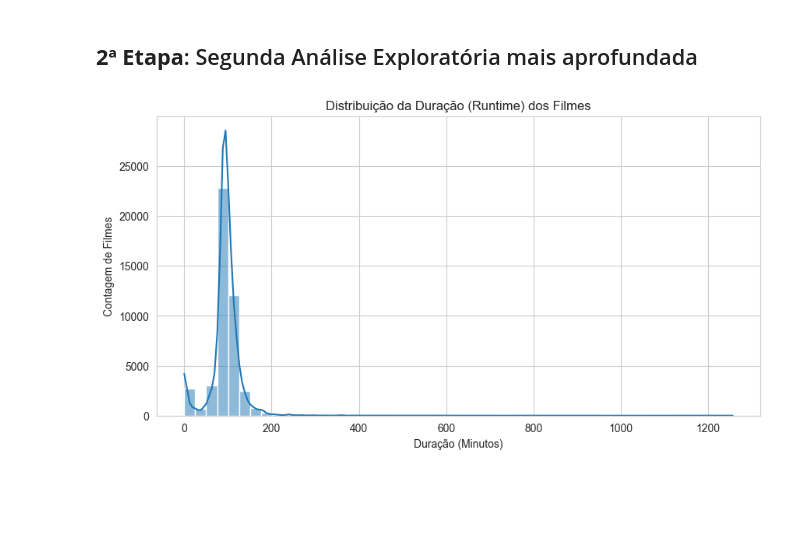
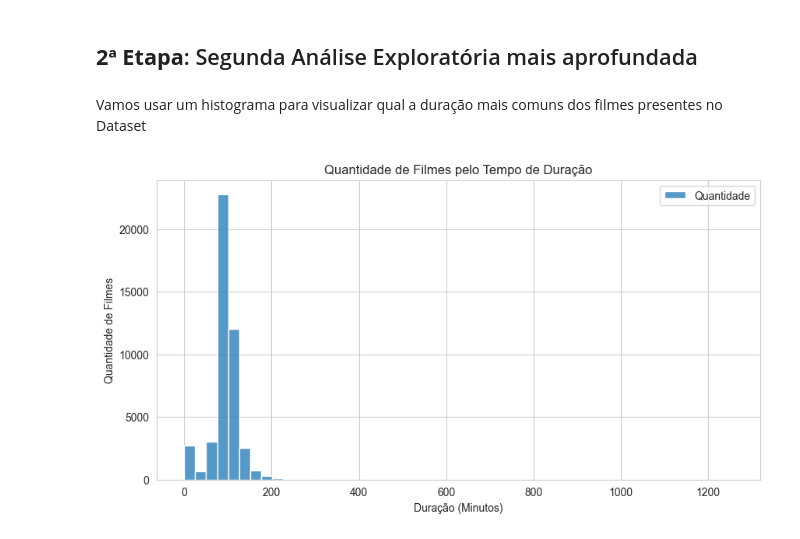
Before and after one commit to py-zeli/BoraVer, a Jupyter notebook: analise-exploratoria.ipynb, the cells around one changed output. Saved outputs shown, nothing was run; the diff lists cells and outputs as text; code cells hidden in the pictures; blank space fills up the shorter version.

Commit message:
Conhecendo melhor o dataset

```diff
--- a/analise-exploratoria.ipynb
+++ b/analise-exploratoria.ipynb
@@ -172,15 +173,18 @@ import seaborn as sns # O Seaborn facilita a criação de gráficos estatístico
 # Configuração básica para visualização (opcional)
 sns.set_style("whitegrid")
 plt.rcParams['figure.figsize'] = (10, 6) # Define um tamanho padrão para os gráficos
+# %% [markdown]
+Vamos usar um histograma para visualizar qual a duração mais comuns dos filmes presentes no Dataset
 # %%
 # Histograma: Mostra a distribuição de uma única variável
 plt.figure(figsize=(10, 5))
-sns.histplot(df['runtime'].dropna(), kde=True, bins=50)
+sns.histplot(df['runtime'].dropna(), kde=False, bins=50)
 # Usamos dropna() para ignorar os NaNs
 # kde=True adiciona uma estimativa da densidade (suaviza a curva)
-plt.title('Distribuição da Duração (Runtime) dos Filmes')
+plt.title('Quantidade de Filmes pelo Tempo de Duração')
 plt.xlabel('Duração (Minutos)')
-plt.ylabel('Contagem de Filmes')
+plt.ylabel('Quantidade de Filmes')
+plt.legend(['Quantidade', 'Tempo'])
 plt.show()
 # %% [output]
-[figure, old version]
+[figure, new version]
```
Also changed, not shown: parts of 12 cells of this notebook.
